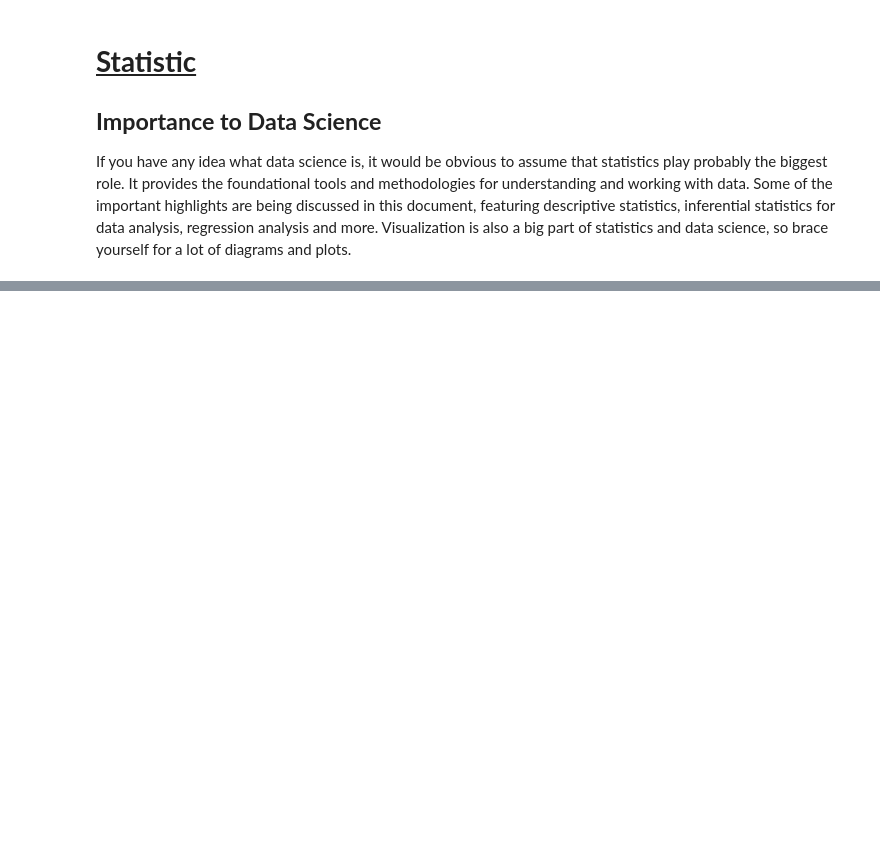
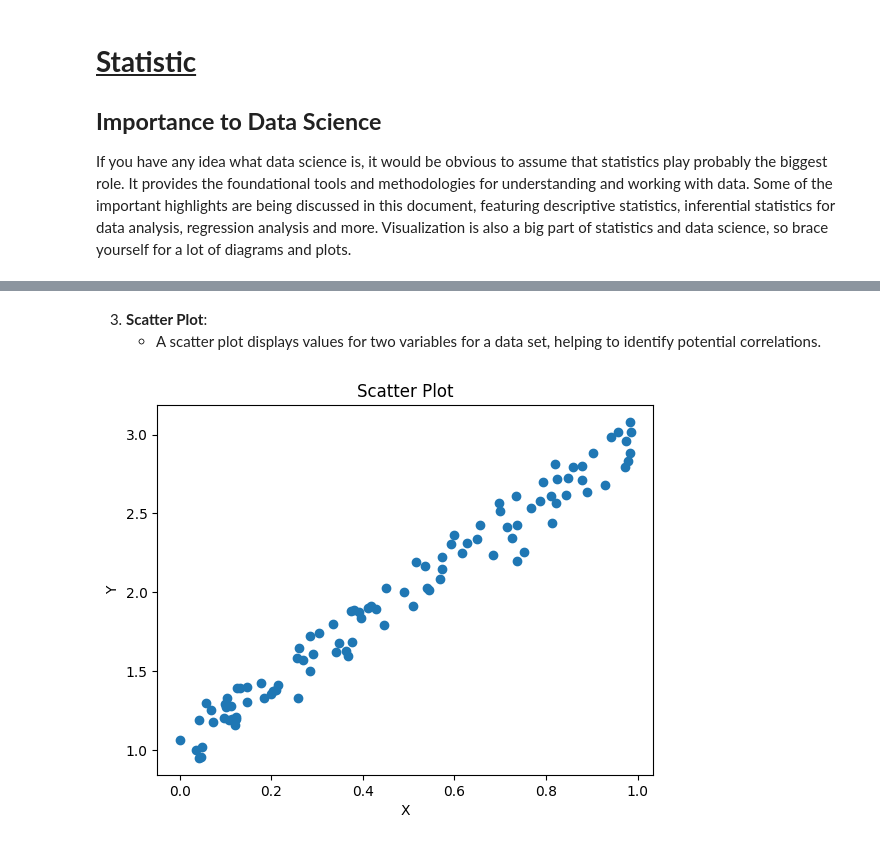
Before and after one commit to Dazurashi/Data-Science, a Jupyter notebook: Math-and-Statistics/statistics.ipynb, the cells around one changed output, grey strips where cells are left out. Drawn from its saved outputs; the diff is of its cells as text; code cells hidden in the pictures; blank space fills up the shorter version.

```diff
--- a/Math-and-Statistics/statistics.ipynb
+++ b/Math-and-Statistics/statistics.ipynb
@@ -40,0 +87,16 @@ Descriptive statistics involve summarizing and organizing data so it can be easi
+# %% [markdown]
+3. **Scatter Plot**:
+    - A scatter plot displays values for two variables for a data set, helping to identify potential correlations.
+# %%
+# Create a sample dataset
+x = np.random.rand(100)
+y = 2 * x + 1 + np.random.normal(0, 0.1, 100)  # y = 2x + 1 with some noise
+
+# Create a scatter plot
+plt.scatter(x, y)
+plt.title('Scatter Plot')
+plt.xlabel('X')
+plt.ylabel('Y')
+plt.show()
+# %% [output]
+[figure, added]
```
Also changed, not shown: parts of 4 cells of this notebook.
